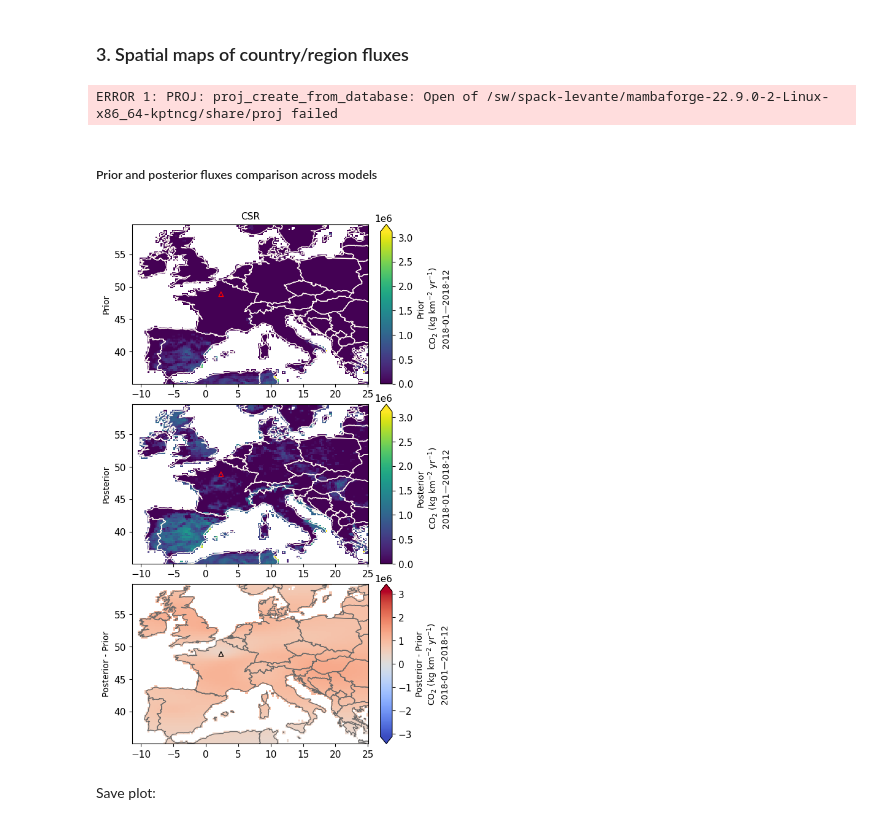
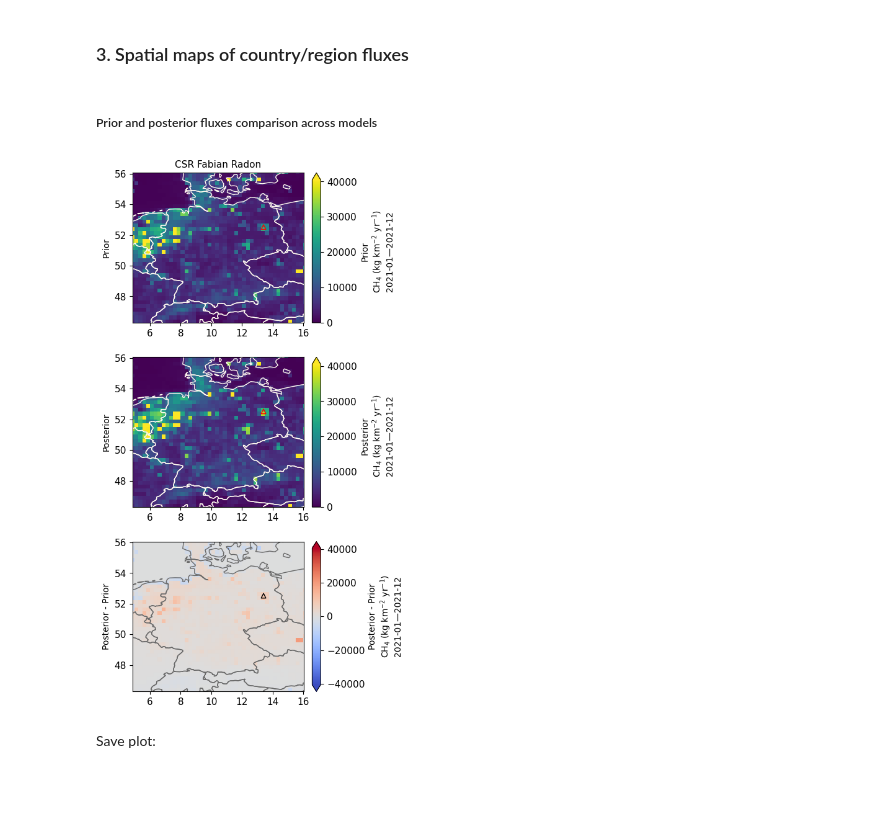
Before and after one commit to mgalkowski/fluxy-mpi-bgc, a Jupyter notebook: mpi_bgc_intern/scripts/mpi_bgc_PARIS_inversion_results.ipynb, the cells around one changed output. Drawn from its saved outputs; the diff is of its cells as text; code cells hidden in the pictures; blank space fills up the shorter version.

```diff
--- a/mpi_bgc_intern/scripts/mpi_bgc_PARIS_inversion_results.ipynb
+++ b/mpi_bgc_intern/scripts/mpi_bgc_PARIS_inversion_results.ipynb
@@ -50,13 +49,13 @@ from fluxy.config import set_print_settings
 from fluxy.io import read_config_files
 
 ### Path to results directory
-data_dir = "path/to/file"
+data_dir = "/work/bm1400/b301099/Input_Fluxy"
 
 ### Set presentation_mode to True for bigger fonts
 presentation_mode = False
 
 ### Group the models of interest in meaningful experiment names
-experiments = {'std_run'       :['CSR'],
+experiments = {'std_run'       :['CSR_Fabian_Radon'],
                'wetcharts'     :['InTEM_NAME_EUROPE_EDGARWETCHART_31sites_std','ELRIS_NAME_EUROPE_EDGARWETCHART_31base',
                                  'RHIME_NAME_EUROPE_EDGAR-WetCHARTs_std_31sites']
               }
@@ -386,9 +385,9 @@ from fluxy.config import set_model_labels
 
 ###################################
 ### edit variables in this block
-species = 'co2'
-start_date = '2018-01-01'
-end_date = '2019-01-01'
+species = 'ch4'
+start_date = '2021-01-01'
+end_date = '2022-01-01'
 models = experiments['std_run']
 period = 'monthly' # inversion period, must be a string or a list of the same length as models, e.g. ['monthly','yearly']
 flux_units_print = 'kg km-2 yr-1'
@@ -402,26 +401,24 @@ for m in models:
     ds_all_flux_scaled[m] = slice_flux({m:ds_all_flux[m]},config_data,start_date,end_date,species=species,flux_units_print=flux_units_print)[m]
 
 model_labels = set_model_labels(models,config_data,get_labels_from_file)
-# %% [output]
-ERROR 1: PROJ: proj_create_from_database: Open of /sw/spack-levante/mambaforge-22.9.0-2-Linux-x86_64-kptncg/share/proj failed
 # %% [markdown]
 ##### Prior and posterior fluxes comparison across models
 # %%
 from fluxy.plots.flux_map import plot_flux_map
 
 ###################################
 ### edit variables in this block
-region = 'CW_EU'
+region = 'DEU'
 add_sites = False
-add_markers = ['paris'] # Add a marker at given locations, options for 'paris', 'london', ... or any value [lon, lat]
+add_markers = ['berlin'] # Add a marker at given locations, options for 'paris', 'london', ... or any value [lon, lat]
 season = None # If specified, plot the seasonal mean (only valable for monthly data), options for 'DJF', 'MAM', 'JJA' and 'SON'
 set_fluxlim = 'auto' # Set flux colorbar limits: e.g.[0,10]|'auto' ('auto' = 99th percentile of flux_posterior)
 plot_inversion_grid_flux = False # If True, plot fluxes at inversion's resolution. If False, plot fluxes at prior's resolution.
 ###################################
 fig = plot_flux_map(ds_all_flux_scaled, species, region, config_data, model_labels, season=season,
                     add_sites=add_sites, add_markers=add_markers, set_fluxlim=set_fluxlim, plot_inversion_grid_flux=plot_inversion_grid_flux)
 # %% [output]
-[figure, old version]
+[figure, new version]
 # %% [markdown]
 Save plot:
 # %%
```
Also changed, not shown: parts of 3 cells of this notebook, 2 other files.
